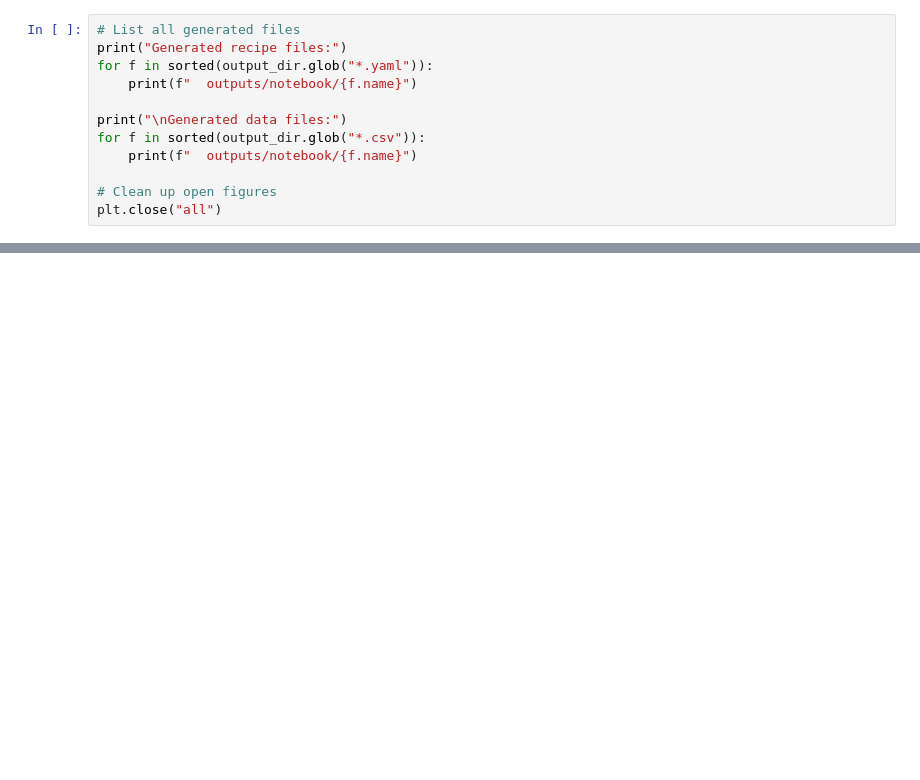
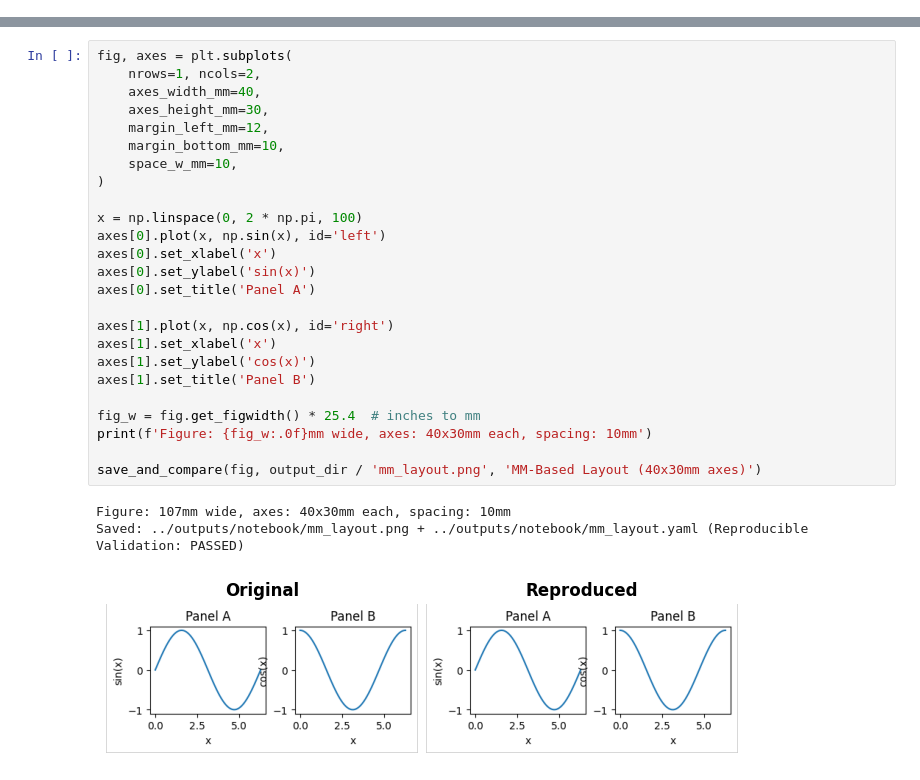
Before and after one commit to ywatanabe1989/figrecipe, a Jupyter notebook: examples/figrecipe_demo.ipynb, the cells around one changed output, grey strips where cells are left out. Drawn from its saved outputs; the diff is of its cells as text; blank space fills up the shorter version.

```diff
--- a/examples/figrecipe_demo.ipynb
+++ b/examples/figrecipe_demo.ipynb
@@ -738,12 +0,0 @@ figrecipe provides:
-# %%
-# List all generated files
-print("Generated recipe files:")
-for f in sorted(output_dir.glob("*.yaml")):
-    print(f"  outputs/notebook/{f.name}")
-
-print("\nGenerated data files:")
-for f in sorted(output_dir.glob("*.csv")):
-    print(f"  outputs/notebook/{f.name}")
-
-# Clean up open figures
-plt.close("all")
@@ -761,0 +112,29 @@ Generated data files:
+# %%
+fig, axes = plt.subplots(
+    nrows=1, ncols=2,
+    axes_width_mm=40,
+    axes_height_mm=30,
+    margin_left_mm=12,
+    margin_bottom_mm=10,
+    space_w_mm=10,
+)
+
+x = np.linspace(0, 2 * np.pi, 100)
+axes[0].plot(x, np.sin(x), id='left')
+axes[0].set_xlabel('x')
+axes[0].set_ylabel('sin(x)')
+axes[0].set_title('Panel A')
+
+axes[1].plot(x, np.cos(x), id='right')
+axes[1].set_xlabel('x')
+axes[1].set_ylabel('cos(x)')
+axes[1].set_title('Panel B')
+
+fig_w = fig.get_figwidth() * 25.4  # inches to mm
+print(f'Figure: {fig_w:.0f}mm wide, axes: 40x30mm each, spacing: 10mm')
+
+save_and_compare(fig, output_dir / 'mm_layout.png', 'MM-Based Layout (40x30mm axes)')
+# %% [output]
+Figure: 107mm wide, axes: 40x30mm each, spacing: 10mm
+Saved: ../outputs/notebook/mm_layout.png + ../outputs/notebook/mm_layout.yaml (Reproducible Validation: PASSED)
+[figure, added]
```
Also changed, not shown: parts of 64 cells of this notebook, 16 other files.
